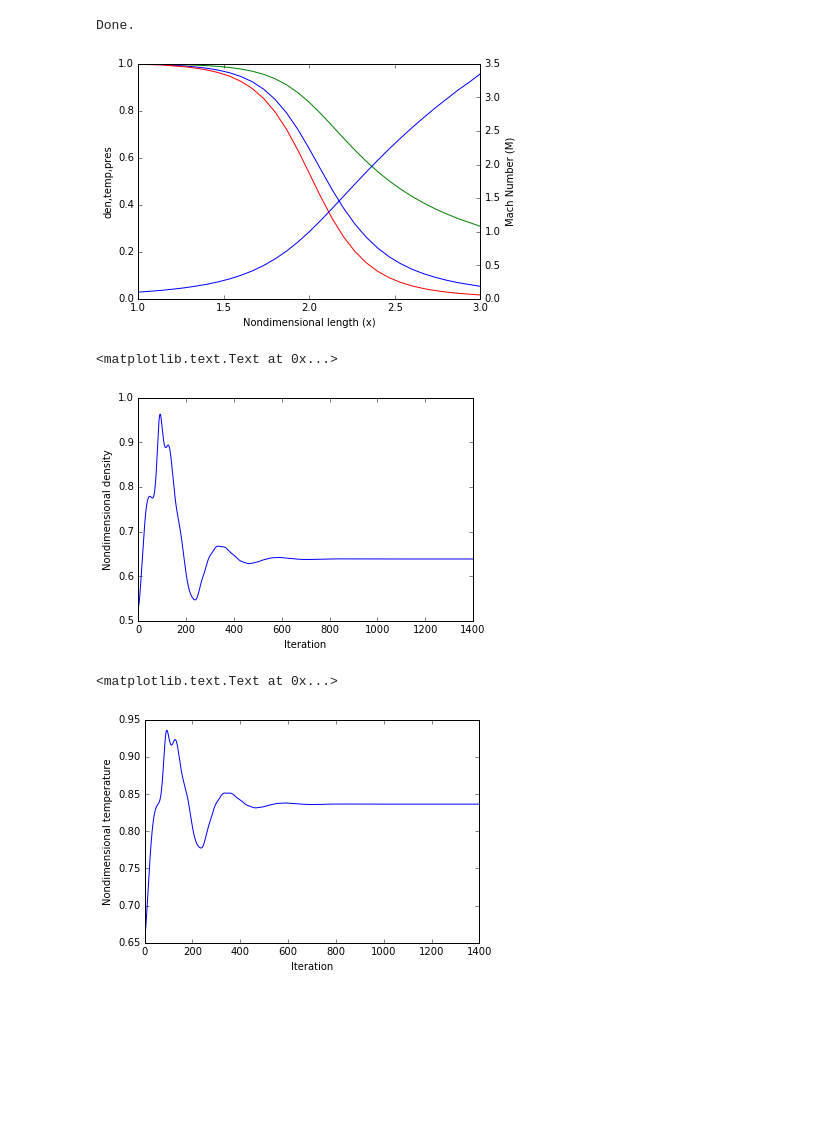
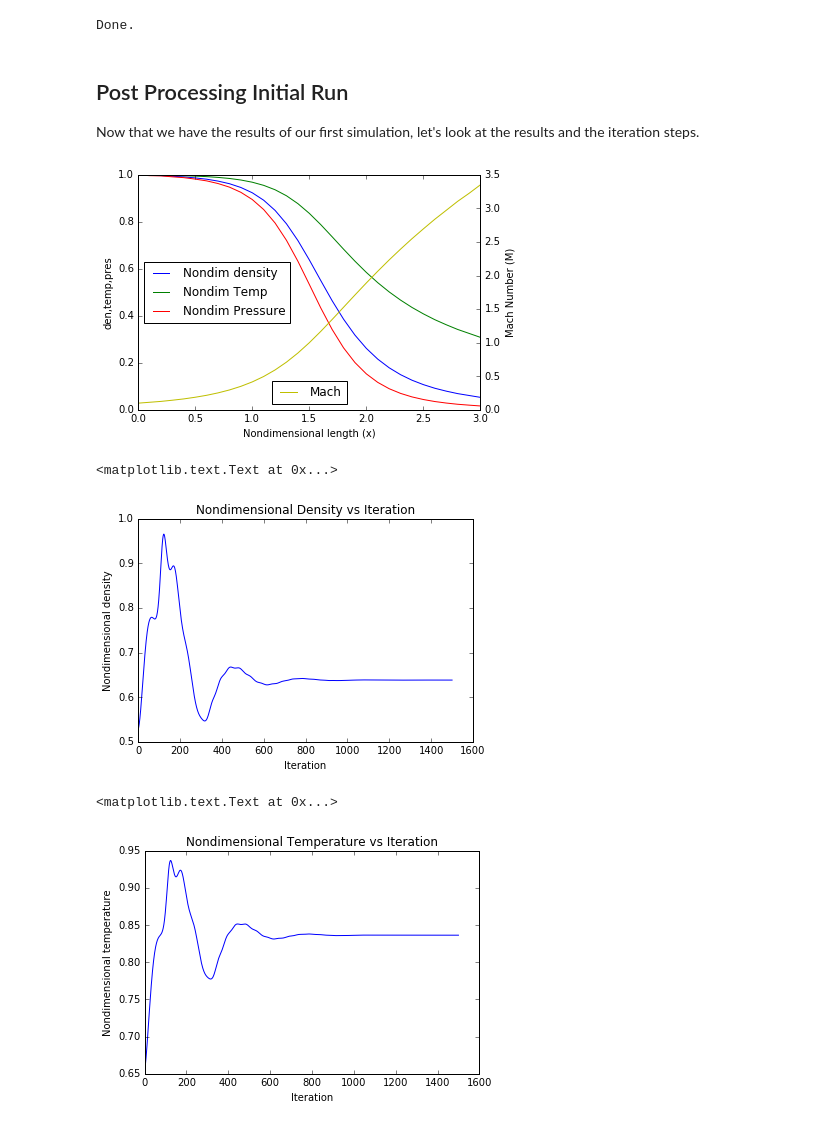
Before and after one commit to bjreddish/CFD, a Jupyter notebook: nozzleFlow/nozzleFlowCFD.ipynb, the cells around one changed output. Drawn from its saved outputs; the diff is of its cells as text; code cells hidden in the pictures; blank space fills up the shorter version.

Commit message:
Finished the first supersonic section, and started the subsonic calculations

```diff
--- a/nozzleFlow/nozzleFlowCFD.ipynb
+++ b/nozzleFlow/nozzleFlowCFD.ipynb
@@ -348,9 +348,9 @@ def calcStep(rho,vel,temp,area,gamma,deltat,deltax):
         d = VBar[i]*((math.log(area[i])-math.log(area[i-1]))/deltax)
         bkwddTdx[i] = a-b*(c+d)
 
-        dRhoAv[i] = 0.5*(fwddRhodt[i]+bkwddRhodt[i])
-        dVAv[i]   = 0.5*(fwddvdx[i]+bkwddvdx[i])
-        dTAv[i]   = 0.5*(fwddTdx[i]+bkwddTdx[i])
+        dRhoAv[i] = 0.500*(fwddRhodt[i]+bkwddRhodt[i])
+        dVAv[i]   = 0.500*(fwddvdx[i]+bkwddvdx[i])
+        dTAv[i]   = 0.500*(fwddTdx[i]+bkwddTdx[i])
 
         rho[i] = rho[i]   + dRhoAv[i] * deltat
         vel[i] = vel[i]   + dVAv[i]   * deltat
@@ -424,9 +427,8 @@ $V=(0.1+1.09x)T^{1/2}$
 We have finally arrived at the spot where we can put it all together. The following code will be a culmination of all of the information we have gathered before. Let's rock and roll!
 # %%
 ## Main Script for quasi-1D-nozzle flow
-def main():
+def main(totalIter,numPts): # number of iterations, number of grid points
     #Initialize our gird
-    numPts =31 # number of grid points
     length = 3  # nondimensional length of out nozzle
     gridLoc = np.linspace(0,length,numPts)
     area = 1+2.2*(gridLoc-1.5)**2 #initialize area
@@ -439,13 +441,12 @@ def main():
     a = temp**0.5 #speed of sound
 
     #Iterations and plotting set up
-    totalIter = 1400
     rhoRes = np.ones(numPts)
     velRes = np.ones(numPts)
     k = int(numPts/2)
 
     #Calculate first time step
-    cNum = 0.4 # Courant number
+    cNum = 0.3 # Courant number
     deltax = length/(numPts-1)
     dtLocal = cNum *(deltax/(a+vel))
     deltat = min(dtLocal)
@@ -483,49 +484,54 @@ def main():
         iter=iter+1
 
     return rhoResults,tempResults,velResults,rhoResidualResults,velResidualResults,area
-rhoResults,tempResults,velResults,rhoResidualResults,velResidualResults,area = main()
+rhoResults,tempResults,velResults,rhoResidualResults,velResidualResults,area = main(1500,31)
 print('Done.')
 # %% [output]
 Done.
+# %% [markdown]
+## Post Processing Initial Run
+Now that we have the results of our first simulation, let's look at the results and the iteration steps.
 # %%
 #Lets plots out results
-x = np.linspace(1,3,len(rhoResults[:,-1]))
+x = np.linspace(0,3,len(rhoResults[:,-1]))
 fig, ax1 = pyplot.subplots()
-ax1.plot(x,rhoResults[:,-1],label='Nondimensional density')
-ax1.plot(x,tempResults[:,-1],label='Nondimensional Temperature')
-ax1.plot(x,tempResults[:,-1]*rhoResults[:,-1],label='Nondimensional Pressure')
+ax1.plot(x,rhoResults[:,-1],label='Nondim density')
+ax1.plot(x,tempResults[:,-1],label='Nondim Temp')
+ax1.plot(x,tempResults[:,-1]*rhoResults[:,-1],label='Nondim Pressure')
 
 ax1.set_xlabel('Nondimensional length (x)')
 # Make the y-axis label, ticks and tick labels match the line color.
 ax1.set_ylabel('den,temp,pres')
 ax1.tick_params('y')
-
+ax1.legend(loc=6)
 ax2 = ax1.twinx()
-ax2.plot(x,velResults[:,-1]/tempResults[:,-1]**0.5,label='Mach number')
+ax2.plot(x,velResults[:,-1]/tempResults[:,-1]**0.5,'y',label='Mach')
 ax2.set_ylabel('Mach Number (M)')
 ax2.tick_params('y')
-
+ax2.legend(loc = 8)
 
 fig.tight_layout()
 pyplot.show()
 # %% [output]
-[figure, old version]
+[figure, new version]
 # %%
 # Density vs iteration at throat of nozzle
 pyplot.plot(rhoResults[int(len(rhoResidualResults)/2),:])
 pyplot.xlabel('Iteration')
 pyplot.ylabel('Nondimensional density')
+pyplot.title('Nondimensional Density vs Iteration')
 # %% [output]
 <matplotlib.text.Text at 0x...>
-[figure, old version]
+[figure, new version]
 # %%
 # Temp vs iteration at throat of nozzle
 pyplot.plot(tempResults[int(len(rhoResidualResults)/2),:])
 pyplot.xlabel('Iteration')
 pyplot.ylabel('Nondimensional temperature')
+pyplot.title('Nondimensional Temperature vs Iteration')
 # %% [output]
 <matplotlib.text.Text at 0x...>
-[figure, old version]
+[figure, new version]
 # %%
 # Pressure vs iteration at throat of nozzle
 pyplot.plot(rhoResults[int(len(rhoResidualResults)/2)]*tempResults[int(len(rhoResidualResults)/2),:])
```
Also changed, not shown: parts of 14 cells of this notebook.
